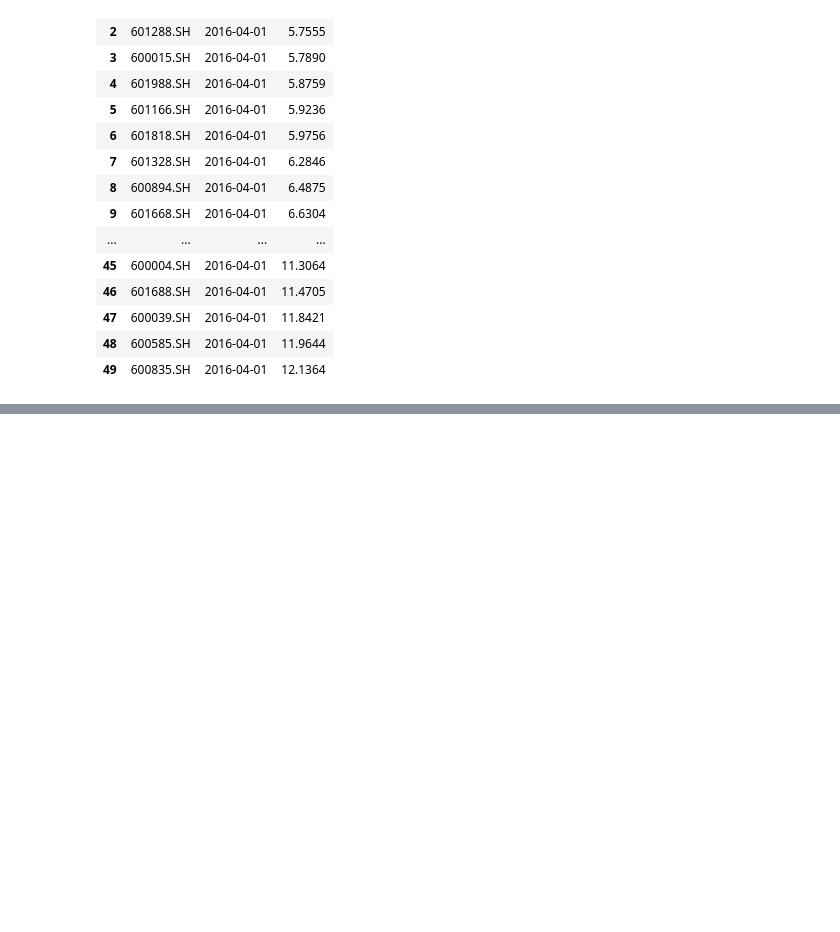
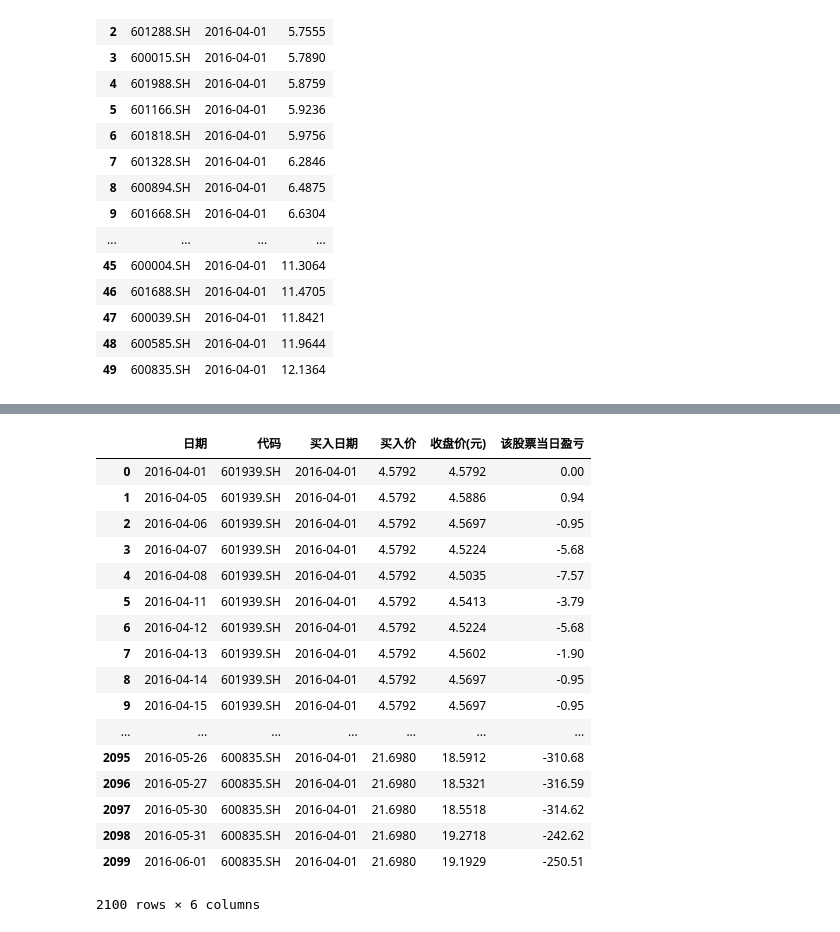
Before and after one commit to lxj0276/huanshuo, a Jupyter notebook: 量化投资/new.ipynb, the cells around one changed output, grey strips where cells are left out. Drawn from its saved outputs; the diff is of its cells as text; code cells hidden in the pictures; blank space fills up the shorter version.

```diff
--- a/量化投资/new.ipynb
+++ b/量化投资/new.ipynb
@@ -58,3 +58,25 @@ s
 | 47 | 600039.SH | 2016-04-01 | 11.8421 |
 | 48 | 600585.SH | 2016-04-01 | 11.9644 |
 | 49 | 600835.SH | 2016-04-01 | 12.1364 |
+# %%
+#########计算当日盈亏###########
+df_date = pd.read_excel('/Users/liuhuanshuo/Desktop/作业/量化/20160401至20160601的日期.xlsx') #读取时间
+b = pd.DataFrame(columns = ['代码','日期','收盘价(元)']) #创建一个空数据框
+m = [] #创建一个list储存买入价格
+df_alldaysprofit = pd.DataFrame(columns = ['日期','代码','买入日期','买入价','收盘价(元)']) #创建一个空数据框
+for file in s['代码']:
+    excel_path = os.path.join('/Users','liuhuanshuo','desktop','作业','量化','单佳雷数据','沪A股票原始数据/') + file + '.xls'
+    df_oneof50 = pd.read_excel(excel_path)
+    k = df_oneof50[df_oneof50.日期 == '2016/4/1'] #提取4月1日列
+    g = k.iloc[0,4] #提取买入价格
+    for i in df_date.日期:
+        i = i.strftime('%Y/%m/%d') #用pandas自带数据包处理时间
+        t = df_oneof50[df_oneof50['日期'] == i] #提取列
+        b = b.append(t,ignore_index=True) #向后添加进b
+        b = b[['日期','代码','收盘价(元)']] #修改列名
+        b.insert(2,'买入日期','2016-04-01') #插入添加买入时间列
+        m.append(g) #添加买入价格
+        b.insert(3,'买入价',m) #插入买入时间
+df_alldaysprofit = df_alldaysprofit.append(b) #将b添加到最后的数据框中
+q = (df_alldaysprofit.iloc[:,4] - df_alldaysprofit.iloc[:,3]) * 100 #计算当日盈亏
+df_alldaysprofit.insert(5,'该股票当日盈亏',q) #将当日盈亏插入
@@ -60,0 +101,21 @@ s
+# %%
+df_alldaysprofit
+# %% [output]
+|  | 日期 | 代码 | 买入日期 | 买入价 | 收盘价(元) | 该股票当日盈亏 |
+| 0 | 2016-04-01 | 601939.SH | 2016-04-01 | 4.5792 | 4.5792 | 0.00 |
+| 1 | 2016-04-05 | 601939.SH | 2016-04-01 | 4.5792 | 4.5886 | 0.94 |
+| 2 | 2016-04-06 | 601939.SH | 2016-04-01 | 4.5792 | 4.5697 | -0.95 |
+| 3 | 2016-04-07 | 601939.SH | 2016-04-01 | 4.5792 | 4.5224 | -5.68 |
+| 4 | 2016-04-08 | 601939.SH | 2016-04-01 | 4.5792 | 4.5035 | -7.57 |
+| 5 | 2016-04-11 | 601939.SH | 2016-04-01 | 4.5792 | 4.5413 | -3.79 |
+| 6 | 2016-04-12 | 601939.SH | 2016-04-01 | 4.5792 | 4.5224 | -5.68 |
+| 7 | 2016-04-13 | 601939.SH | 2016-04-01 | 4.5792 | 4.5602 | -1.90 |
+| 8 | 2016-04-14 | 601939.SH | 2016-04-01 | 4.5792 | 4.5697 | -0.95 |
+| 9 | 2016-04-15 | 601939.SH | 2016-04-01 | 4.5792 | 4.5697 | -0.95 |
+| ... | ... | ... | ... | ... | ... | ... |
+| 2095 | 2016-05-26 | 600835.SH | 2016-04-01 | 21.6980 | 18.5912 | -310.68 |
+| 2096 | 2016-05-27 | 600835.SH | 2016-04-01 | 21.6980 | 18.5321 | -316.59 |
+| 2097 | 2016-05-30 | 600835.SH | 2016-04-01 | 21.6980 | 18.5518 | -314.62 |
+| 2098 | 2016-05-31 | 600835.SH | 2016-04-01 | 21.6980 | 19.2718 | -242.62 |
+| 2099 | 2016-06-01 | 600835.SH | 2016-04-01 | 21.6980 | 19.1929 | -250.51 |
+2100 rows × 6 columns
```
Also changed, not shown: parts of 1 cell of this notebook, 1 other file.
